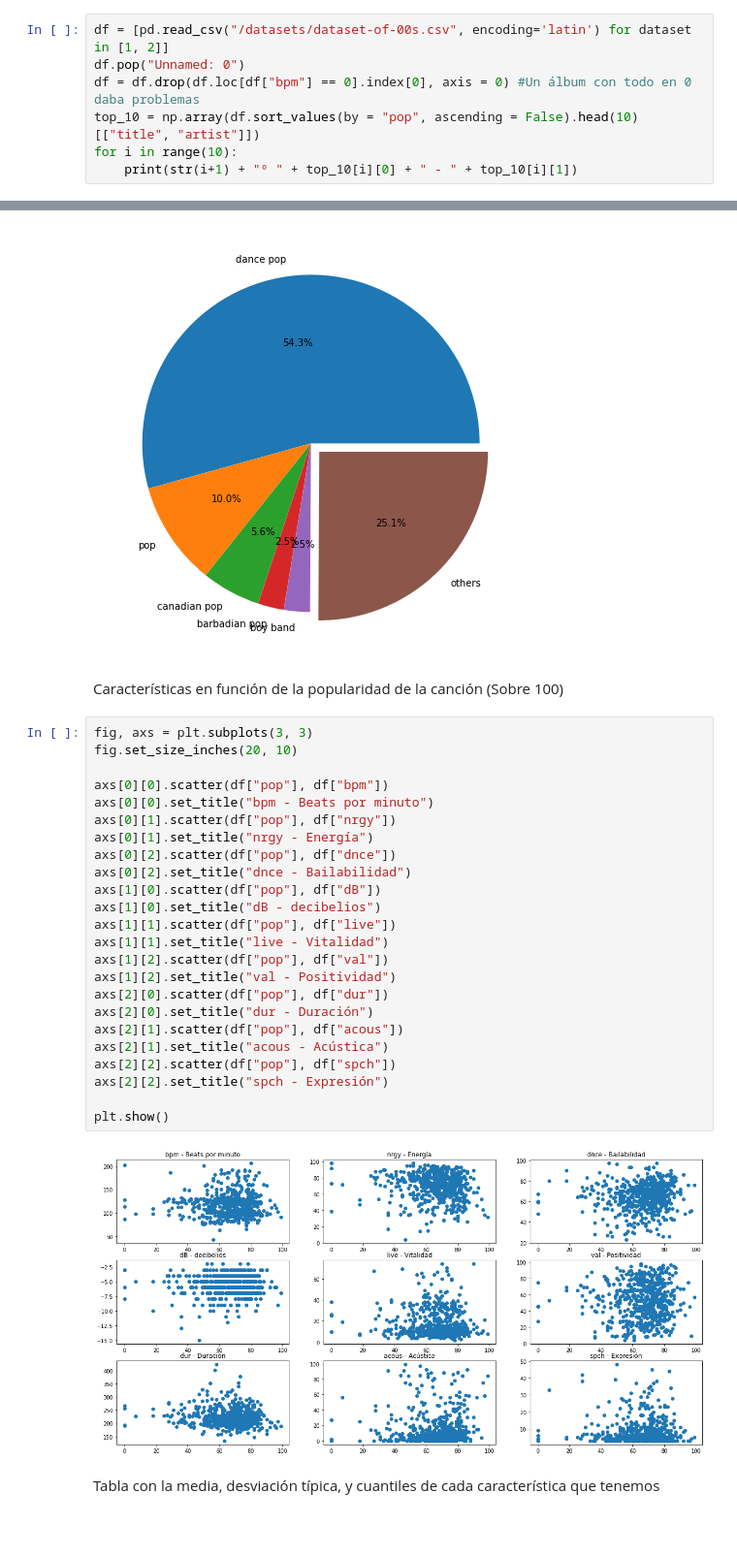
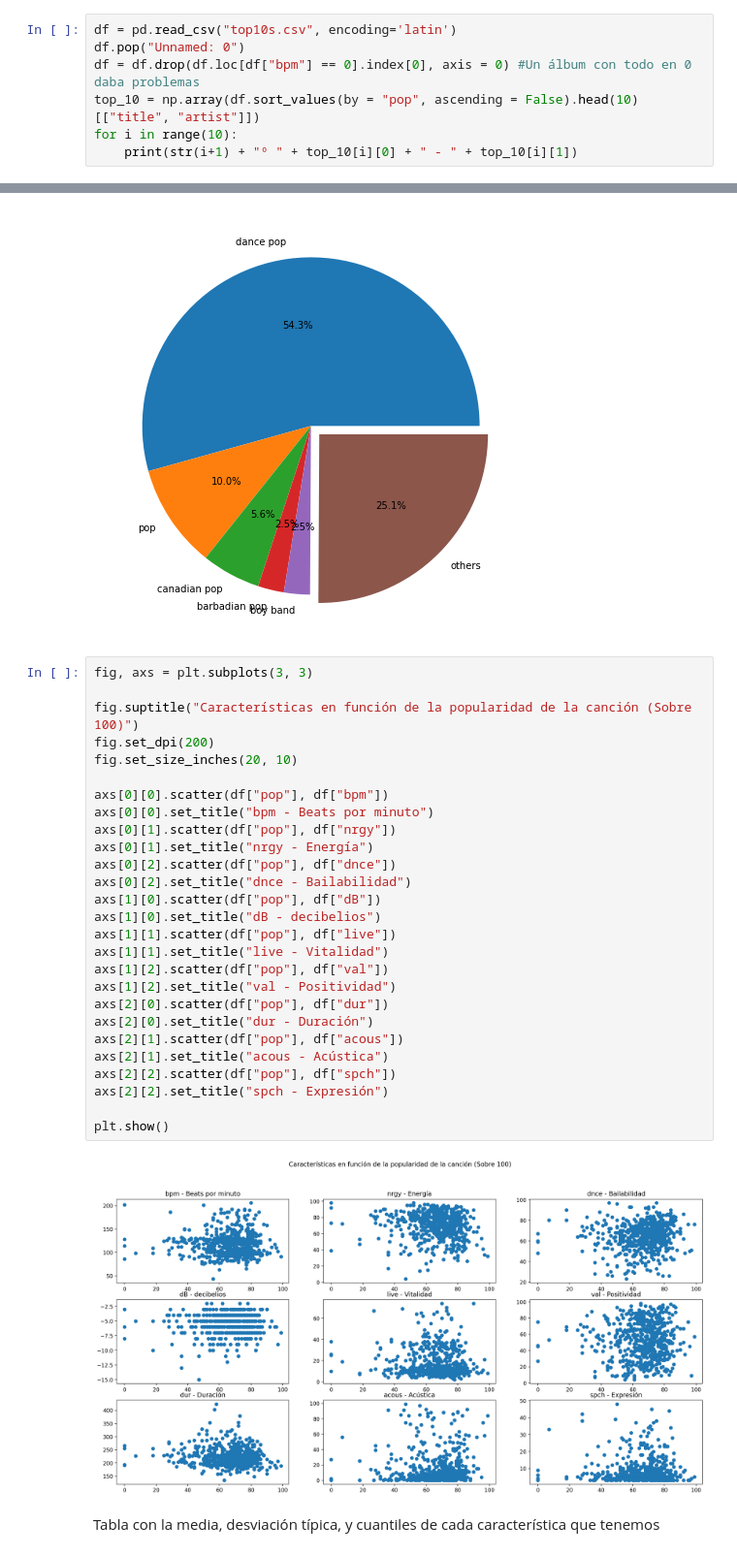
Before and after one commit to JoaquinMateosBarroso/Spotify-songs, a Jupyter notebook: Análisis_Spotify.ipynb, the cells around one changed output, grey strips where cells are left out. Shown: that part at 97% size. Saved outputs shown, nothing was run; the diff lists cells and outputs as text; blank space fills up the shorter version.

```diff
--- a/Análisis_Spotify.ipynb
+++ b/Análisis_Spotify.ipynb
@@ -29,7 +26,7 @@ from sklearn.decomposition import PCA
 # %% [markdown]
 Antes de nada, veamos una lista de las 10 canciones más populares de 2010 a 2019 según Spotify:
 # %%
-df = [pd.read_csv("/datasets/dataset-of-00s.csv", encoding='latin') for dataset in [1, 2]]
+df = pd.read_csv("top10s.csv", encoding='latin')
 df.pop("Unnamed: 0")
 df = df.drop(df.loc[df["bpm"] == 0].index[0], axis = 0) #Un álbum con todo en 0 daba problemas
 top_10 = np.array(df.sort_values(by = "pop", ascending = False).head(10)[["title", "artist"]])
@@ -56,34 +62,35 @@ fig = plt.pie(top_genres_5, labels = top_genres_5.index, autopct='%.1f%%', explo
 plt.show()
 # %% [output]
 [figure]
-# %% [markdown]
-Características en función de la popularidad de la canción (Sobre 100)
 # %%
 fig, axs = plt.subplots(3, 3)
+
+fig.suptitle("Características en función de la popularidad de la canción (Sobre 100)")
+fig.set_dpi(200)
 fig.set_size_inches(20, 10)
 
 axs[0][0].scatter(df["pop"], df["bpm"])
 axs[0][0].set_title("bpm - Beats por minuto")
 axs[0][1].scatter(df["pop"], df["nrgy"])
 axs[0][1].set_title("nrgy - Energía")
 axs[0][2].scatter(df["pop"], df["dnce"])
 axs[0][2].set_title("dnce - Bailabilidad")
 axs[1][0].scatter(df["pop"], df["dB"])
 axs[1][0].set_title("dB - decibelios")
 axs[1][1].scatter(df["pop"], df["live"])
 axs[1][1].set_title("live - Vitalidad")
 axs[1][2].scatter(df["pop"], df["val"])
 axs[1][2].set_title("val - Positividad")
 axs[2][0].scatter(df["pop"], df["dur"])
 axs[2][0].set_title("dur - Duración")
 axs[2][1].scatter(df["pop"], df["acous"])
 axs[2][1].set_title("acous - Acústica")
 axs[2][2].scatter(df["pop"], df["spch"])
 axs[2][2].set_title("spch - Expresión")
 
 plt.show()
 # %% [output]
-[figure, old version]
+[figure, new version]
 # %% [markdown]
 Tabla con la media, desviación típica, y cuantiles de cada característica que tenemos
 # %%
```
Also changed, not shown: parts of 16 cells of this notebook, 7 other files.
